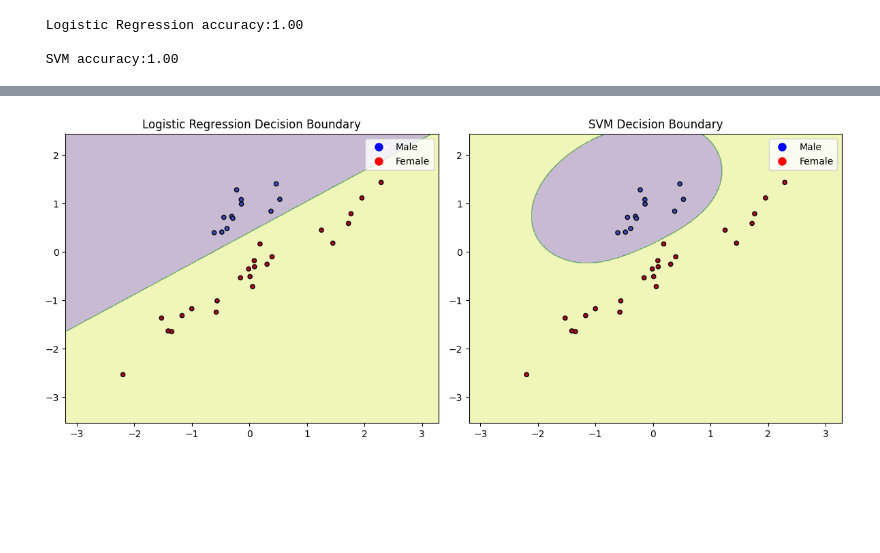
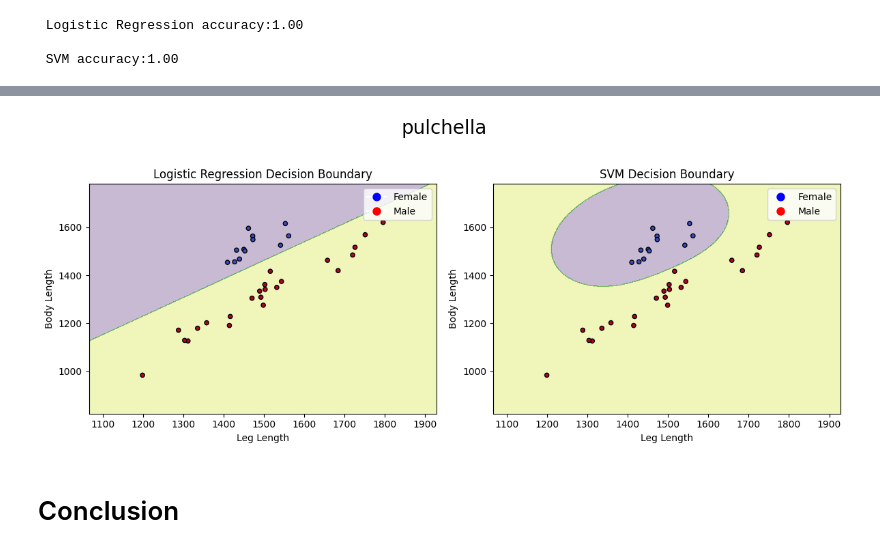
Before and after one commit to LNkholise/Data-classification-projects, a Jupyter notebook: Water_striders/Water_Strider classification by sex.ipynb, the cells around one changed output, grey strips where cells are left out. Cells and saved outputs as stored; diff of their text form; code cells hidden in the pictures; blank space fills up the shorter version.

```diff
--- a/Water_striders/Water_Strider classification by sex.ipynb
+++ b/Water_striders/Water_Strider classification by sex.ipynb
@@ -40,6 +40,7 @@ c_data[c_data["Species"]=="pulchella"]
 # %%
-#can change to "americana"/"pulchella/longipes" Species
-c_data=c_data[c_data["Species"]=="pulchella"]
+#can change to americana,pulchella and longipes species
+species ="pulchella"
+c_data=c_data[c_data["Species"]==f"{species}"]
 x_data = c_data.iloc[:,[4,5]].values
 y_data = c_data.loc[:,"Sexe"].values
 x_data.shape
@@ -80,6 +66,7 @@ x_train,x_test,y_train,y_test = train_test_split(x_data,y_data, test_size = 0.43
 sc = preprocessing.StandardScaler()
 x_train = sc.fit_transform(x_train)
 x_test = sc.transform(x_test)
+x_train_og = sc.inverse_transform(x_train)
 # %% [markdown]
 # 3.0 Model fitting & comparison
 # %% [markdown]
@@ -111,6 +98,7 @@ print('\n SVM accuracy:{:.2f}\n'.format(svc.score(x_test,y_test)))
 x_min, x_max = x_train[:, 0].min() - 1, x_train[:, 0].max() + 1
 y_min, y_max = x_train[:, 1].min() - 1, x_train[:, 1].max() + 1
 xx, yy = np.meshgrid(np.arange(x_min, x_max, 0.01), np.arange(y_min, y_max, 0.01))
+
 
 # Predict on mesh grid for decision boundary
 Z_log_reg = log_reg.predict(np.c_[xx.ravel(), yy.ravel()])
@@ -119,3 +107,10 @@ Z_svc = svc.predict(np.c_[xx.ravel(), yy.ravel()])
 # Reshape the predictions back into the mesh shape
 Z_log_reg = Z_log_reg.reshape(xx.shape)
 Z_svc = Z_svc.reshape(xx.shape)
+
+# Scale the mesh grid points back to the original feature space for visualization
+xx_original, yy_original = sc.inverse_transform(np.c_[xx.ravel(), yy.ravel()]).T
+xx_original = xx_original.reshape(xx.shape)
+yy_original = yy_original.reshape(yy.shape)
+
+print(yy_original)
@@ -122,23 +131,38 @@ Z_svc = Z_svc.reshape(xx.shape)
-# %%
-fig, axes = plt.subplots(1, 2, figsize=(12, 5))
-
-# Logistic Regression Decision Boundary
-axes[0].contourf(xx, yy, Z_log_reg, alpha=0.3)
-axes[0].scatter(x_train[:, 0], x_train[:, 1], c=y_train, edgecolor='k', s=20, cmap='coolwarm')
-axes[0].set_title("Logistic Regression Decision Boundary")
-axes[0].legend(handles=[plt.Line2D([0], [0], marker='o', color='w', markerfacecolor='blue', markersize=10, label='Male'),
-                       plt.Line2D([0], [0], marker='o', color='w', markerfacecolor='red', markersize=10, label='Female')],
-               loc='upper right')
-
-# SVM Decision Boundary
-axes[1].contourf(xx, yy, Z_svc, alpha=0.3)
-axes[1].scatter(x_train[:, 0], x_train[:, 1], c=y_train, edgecolor='k', s=20, cmap='coolwarm')
-axes[1].set_title("SVM Decision Boundary")
-axes[1].legend(handles=[plt.Line2D([0], [0], marker='o', color='w', markerfacecolor='blue', markersize=10, label='Male'),
-                       plt.Line2D([0], [0], marker='o', color='w', markerfacecolor='red', markersize=10, label='Female')],
-               loc='upper right')
-
-plt.tight_layout()
-plt.show()
-# %% [output]
-[figure, removed]
+# %%
+fig, axes = plt.subplots(1, 2, figsize=(12, 5))
+
+# Logistic Regression Decision Boundary
+axes[0].contourf(xx_original, yy_original, Z_log_reg, alpha=0.3)
+axes[0].scatter(x_train_og[:, 0], x_train_og[:, 1], c=y_train, edgecolor='k', s=20, cmap='coolwarm')
+axes[0].set_title("Logistic Regression Decision Boundary")
+axes[0].legend(handles=[plt.Line2D([0], [0], marker='o', color='w', markerfacecolor='blue', markersize=10, label='Female'),
+                       plt.Line2D([0], [0], marker='o', color='w', markerfacecolor='red', markersize=10, label='Male')],
+               loc='upper right')
+
+# SVM Decision Boundary
+axes[1].contourf(xx_original, yy_original, Z_svc, alpha=0.3)
+axes[1].scatter(x_train_og[:, 0], x_train_og[:, 1], c=y_train, edgecolor='k', s=20, cmap='coolwarm')
+axes[1].set_title("SVM Decision Boundary")
+axes[1].legend(handles=[plt.Line2D([0], [0], marker='o', color='w', markerfacecolor='blue', markersize=10, label='Female'),
+                       plt.Line2D([0], [0], marker='o', color='w', markerfacecolor='red', markersize=10, label='Male')],
+               loc='upper right')
+
+# Add labels for x and y axes
+axes[0].set_xlabel('Leg Length')
+axes[0].set_ylabel('Body Length')
+axes[1].set_xlabel('Leg Length')
+axes[1].set_ylabel('Body Length')
+
+# Add the species name as the main title
+fig.suptitle(f"{species}", fontsize=20)
+
+plt.tight_layout(rect=[0, 0, 1, 0.95])  # Adjust layout to fit suptitle
+
+# Uncomment if you want to save the figure
+fig.savefig(f"{species}.png", dpi=300, bbox_inches='tight')
+
+plt.show()
+# %% [output]
+[figure, added]
+# %% [markdown]
+# Conclusion
```
Also changed, not shown: parts of 5 cells of this notebook.
